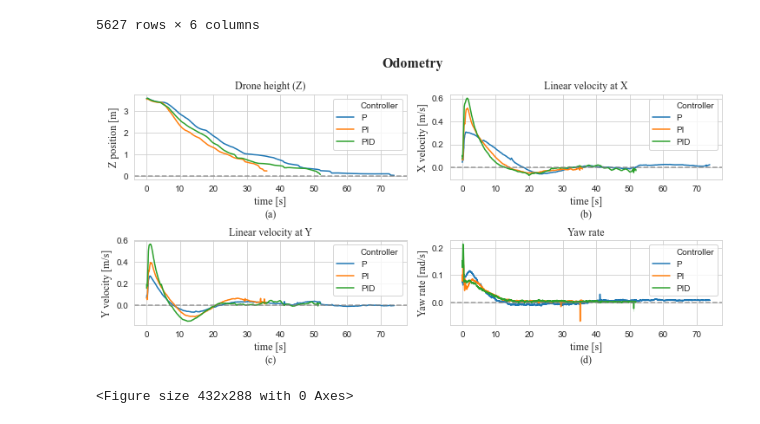
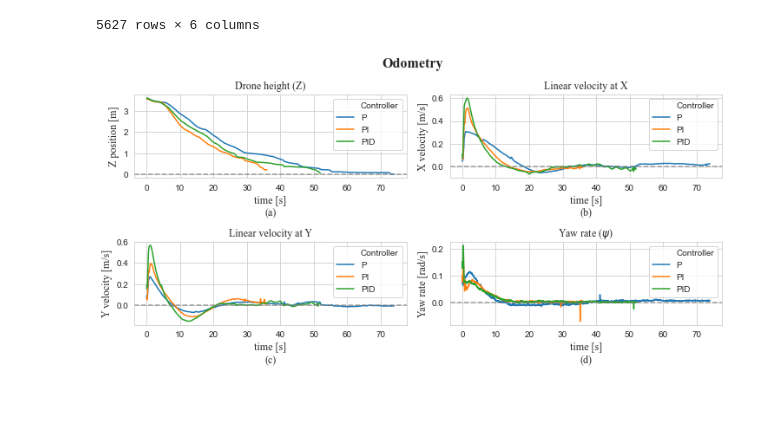
Before and after one commit to apinto25/autonomous_landing_data_analysis, a Jupyter notebook: controller_velocity_analysis.ipynb, the cells around one changed output. Saved outputs shown, nothing was run; the diff lists cells and outputs as text; code cells hidden in the pictures.

```diff
--- a/controller_velocity_analysis.ipynb
+++ b/controller_velocity_analysis.ipynb
@@ -520,33 +520,32 @@ vel_x = sns.lineplot(data=mean_df, x="Time", y="Vel_X_Odom",
 vel_y = sns.lineplot(data=mean_df, x="Time", y="Vel_Y_Odom",
              hue="Controller", ax=ax3)
 yaw_rate = sns.lineplot(data=mean_df, x="Time", y="Yaw_Rate_Odom",
              hue="Controller", ax=ax4)
 
 pos_z.axhline(y=0, linewidth=1.5, color='grey', ls='--', alpha=0.75)
 vel_x.axhline(y=0, linewidth=1.5, color='grey', ls='--', alpha=0.75)
 vel_y.axhline(y=0, linewidth=1.5, color='grey', ls='--', alpha=0.75)
 yaw_rate.axhline(y=0, linewidth=1.5, color='grey', ls='--', alpha=0.75)
 
 
 pos_z.set_title("Drone height (Z)", fontsize=12, **timesfont)
 vel_x.set_title("Linear velocity at X", fontsize=12, **timesfont)
 vel_y.set_title("Linear velocity at Y", fontsize=12, **timesfont)
-yaw_rate.set_title("Yaw rate", fontsize=12, **timesfont)
+yaw_rate.set_title(r"Yaw rate ($\psi$)", fontsize=12, **timesfont)
 
 pos_z.set_xlabel("time [s]\n(a)", fontsize=12, **timesfont)
 vel_x.set_xlabel("time [s]\n(b)", fontsize=12, **timesfont)
 vel_y.set_xlabel("time [s]\n(c)", fontsize=12, **timesfont)
 yaw_rate.set_xlabel("time [s]\n(d)", fontsize=12, **timesfont)
 
 pos_z.set_ylabel("Z position [m]", fontsize=12, **timesfont)
 vel_x.set_ylabel("X velocity [m/s]", fontsize=12, **timesfont)
 vel_y.set_ylabel("Y velocity [m/s]", fontsize=12, **timesfont)
 yaw_rate.set_ylabel("Yaw rate [rad/s]", fontsize=12, **timesfont)
 
 
 fig.suptitle('Odometry', fontsize=16, fontweight='bold', **timesfont)
 
 plt.show()
 # %% [output]
-[figure, old version]
+[figure, new version]
-<Figure size 432x288 with 0 Axes>
```
Also changed, not shown: 7 other files.
